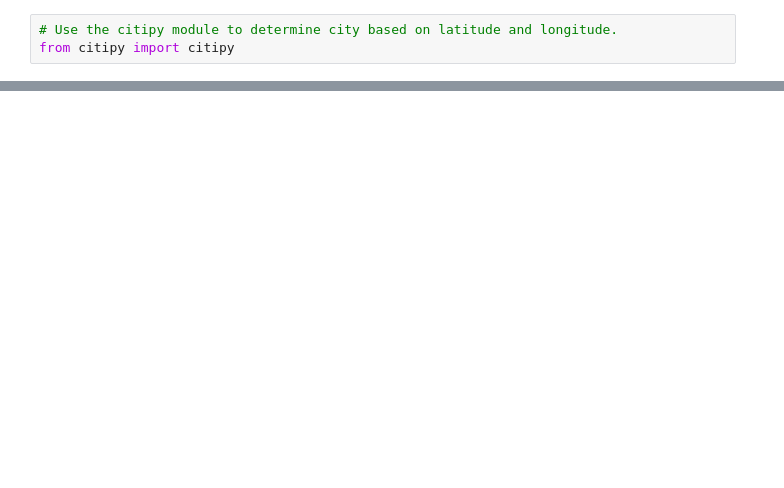
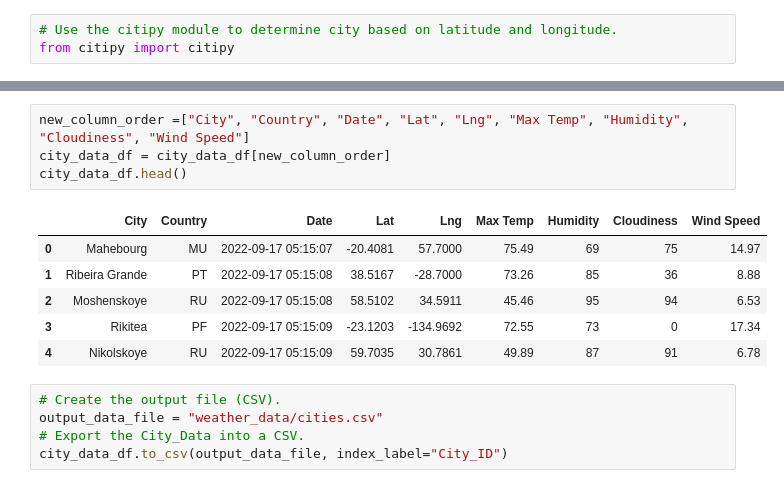
Before and after one commit to crashdean/World_Weather_Analysis, a Jupyter notebook: WeatherPy.ipynb, the cells around one changed output, grey strips where cells are left out. Drawn from its saved outputs; the diff is of its cells as text; blank space fills up the shorter version.

```diff
--- a/WeatherPy.ipynb
+++ b/WeatherPy.ipynb
@@ -55,0 +169,16 @@ len(cities)
+# %%
+new_column_order =["City", "Country", "Date", "Lat", "Lng", "Max Temp", "Humidity", "Cloudiness", "Wind Speed"]
+city_data_df = city_data_df[new_column_order]
+city_data_df.head()
+# %% [output]
+|  | City | Country | Date | Lat | Lng | Max Temp | Humidity | Cloudiness | Wind Speed |
+| 0 | Mahebourg | MU | 2022-09-17 05:15:07 | -20.4081 | 57.7000 | 75.49 | 69 | 75 | 14.97 |
+| 1 | Ribeira Grande | PT | 2022-09-17 05:15:08 | 38.5167 | -28.7000 | 73.26 | 85 | 36 | 8.88 |
+| 2 | Moshenskoye | RU | 2022-09-17 05:15:08 | 58.5102 | 34.5911 | 45.46 | 95 | 94 | 6.53 |
+| 3 | Rikitea | PF | 2022-09-17 05:15:09 | -23.1203 | -134.9692 | 72.55 | 73 | 0 | 17.34 |
+| 4 | Nikolskoye | RU | 2022-09-17 05:15:09 | 59.7035 | 30.7861 | 49.89 | 87 | 91 | 6.78 |
+# %%
+# Create the output file (CSV).
+output_data_file = "weather_data/cities.csv"
+# Export the City_Data into a CSV.
+city_data_df.to_csv(output_data_file, index_label="City_ID")
```
Also changed, not shown: parts of 8 cells of this notebook, 3 other files.
